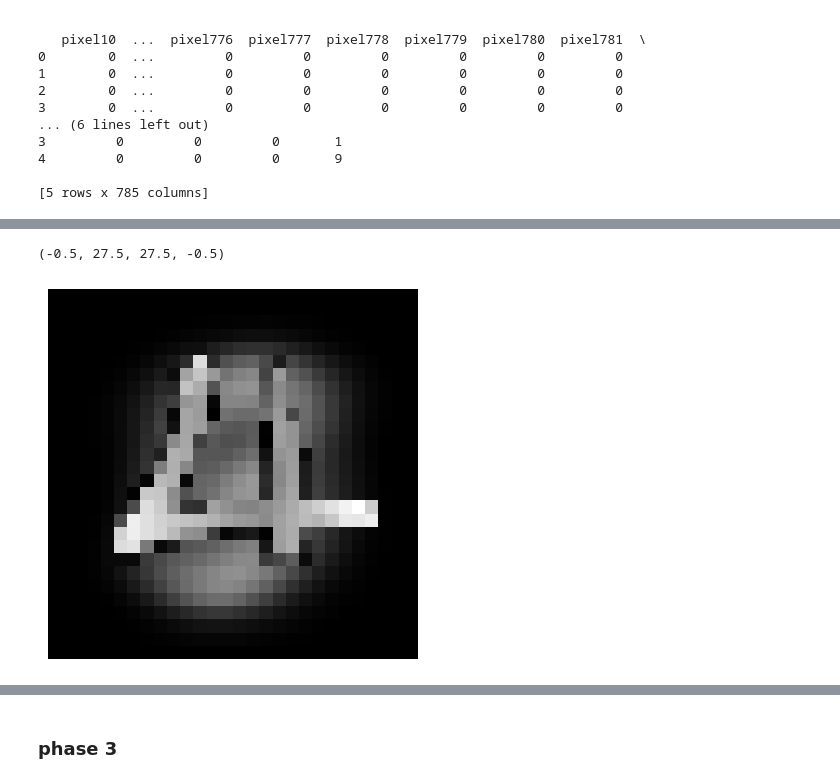
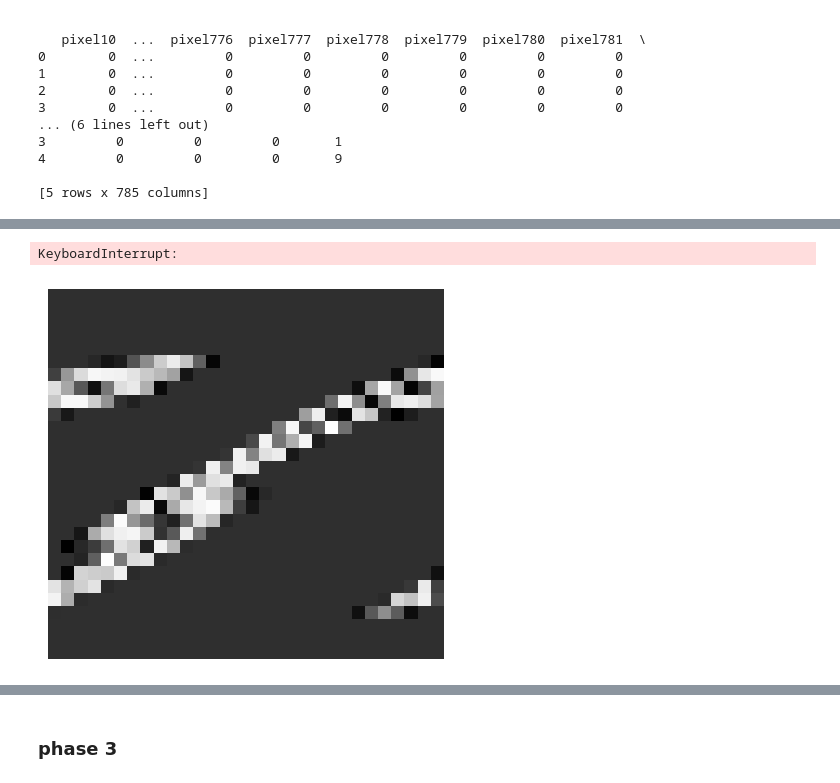
Before and after one commit to Iman9mo/ML-project2, a Jupyter notebook: project2.ipynb, the cells around one changed output, grey strips where cells are left out. Saved outputs shown, nothing was run; the diff lists cells and outputs as text; code cells hidden in the pictures.

```diff
--- a/project2.ipynb
+++ b/project2.ipynb
@@ -245,8 +113,43 @@ print(X.head())
+# %%
+# Load the image
+features = []
+for image in X.values:
+    image = image.reshape(28, 28)
+
+    # Apply Sobel filters
+    gradient_x, gradient_y = apply_sobel_filters(image)
+
+    G = np.sqrt(gradient_x**2 + gradient_y**2)
+
+    fd, hog_image = hog(
+    image,
+    orientations=8,
+    pixels_per_cell=(8, 8),
+    cells_per_block=(1, 1),
+    visualize=True,
+    )
+
+    features.append(np.concatenate((G.flatten(), fd)))
+
+
+np.save('features.npy',features)
+# %% [output]
+KeyboardInterrupt:
+# %%
+features = np.load('features.npy')
 # %%
 X_minus_mean = X - X.mean()
+features_minus_mean = features - np.mean(features)
 # %%
-plt.imshow(abs(-X_minus_mean.values[1220].reshape(28, 28)), cmap='gray')
+# Truncate to 840 elements
+truncated_features = features_minus_mean[100][:840]
+
+# Reshape to (28, 30)
+reshaped_features = truncated_features.reshape(28, 30)
+
+# Visualize
+plt.imshow(abs(reshaped_features), cmap='gray')
 plt.axis('off')
+plt.show()
 # %% [output]
-(-0.5, 27.5, 27.5, -0.5)
-[figure, old version]
+[figure, new version]
```
Also changed, not shown: parts of 12 cells of this notebook, 10 other files.
